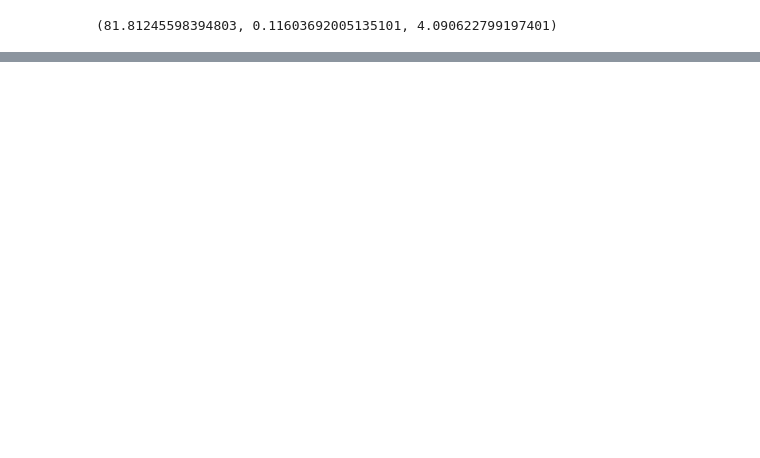
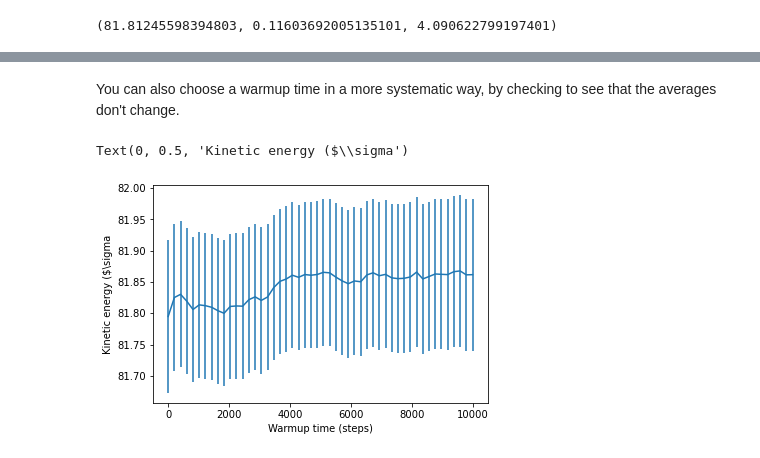
Before and after one commit to lkwagner/PHYS466_data, a Jupyter notebook: hw2/part4_lj_analyze.ipynb, the cells around one changed output, grey strips where cells are left out. Drawn from its saved outputs; the diff is of its cells as text; code cells hidden in the pictures; blank space fills up the shorter version.

```diff
--- a/hw2/part4_lj_analyze.ipynb
+++ b/hw2/part4_lj_analyze.ipynb
@@ -37,0 +43,17 @@ plt.plot(df['KE'] + df['PE'])
+# %% [markdown]
+You can also choose a warmup time in a more systematic way, by checking to see that the averages don't change.
+# %%
+warmups = []
+kes=[]
+ke_errs=[]
+for warmup in np.linspace(0,10000,50):
+    ke, ke_err, kappa, var = average(df['KE'].values[int(warmup):])
+    warmups.append(int(warmup))
+    kes.append(ke)
+    ke_errs.append(ke_err)
+plt.errorbar(warmups, kes, ke_errs)
+plt.xlabel("Warmup time (steps)")
+plt.ylabel("Kinetic energy ($\sigma")
+# %% [output]
+Text(0, 0.5, 'Kinetic energy ($\\sigma')
+[figure, added]
```
Also changed, not shown: parts of 6 cells of this notebook.
